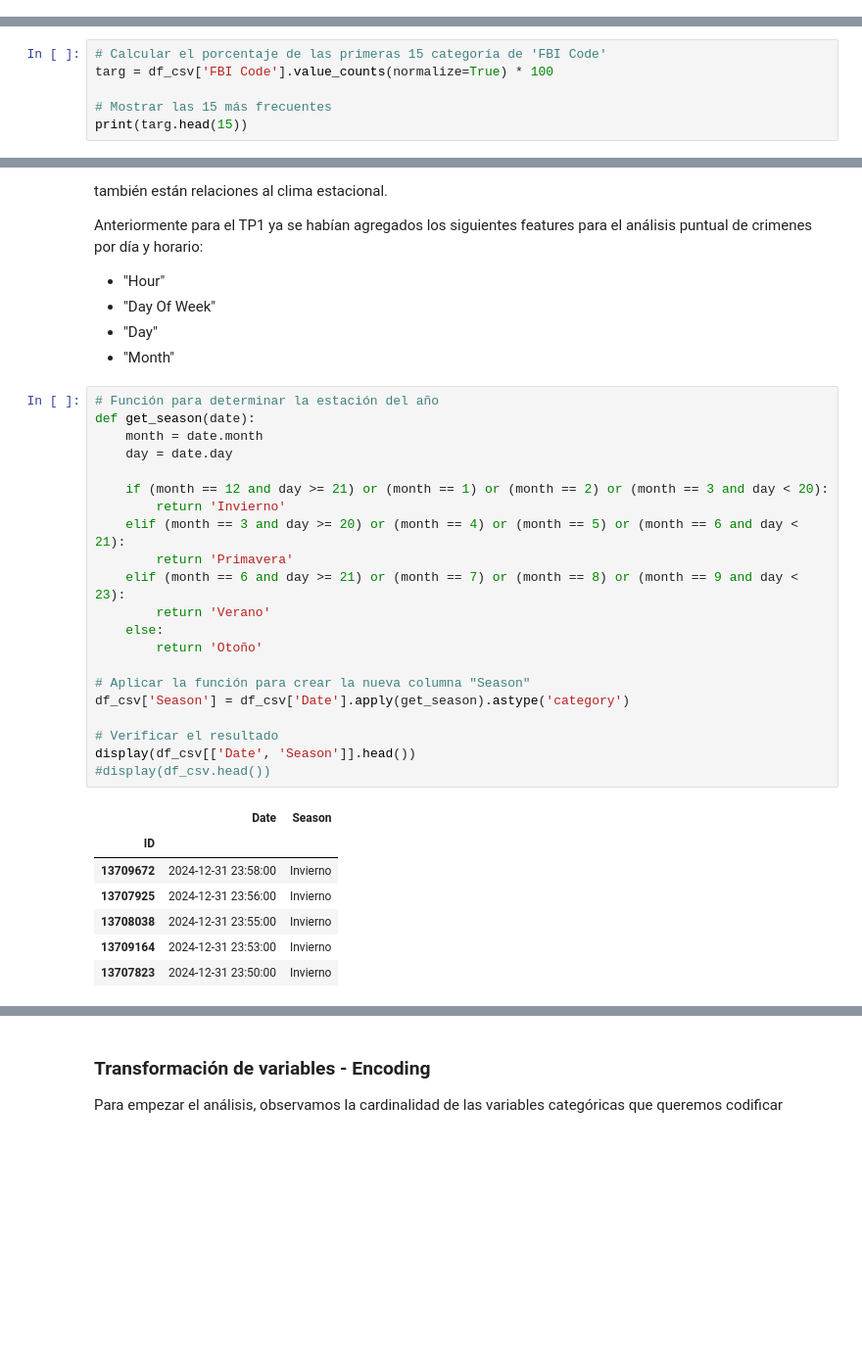
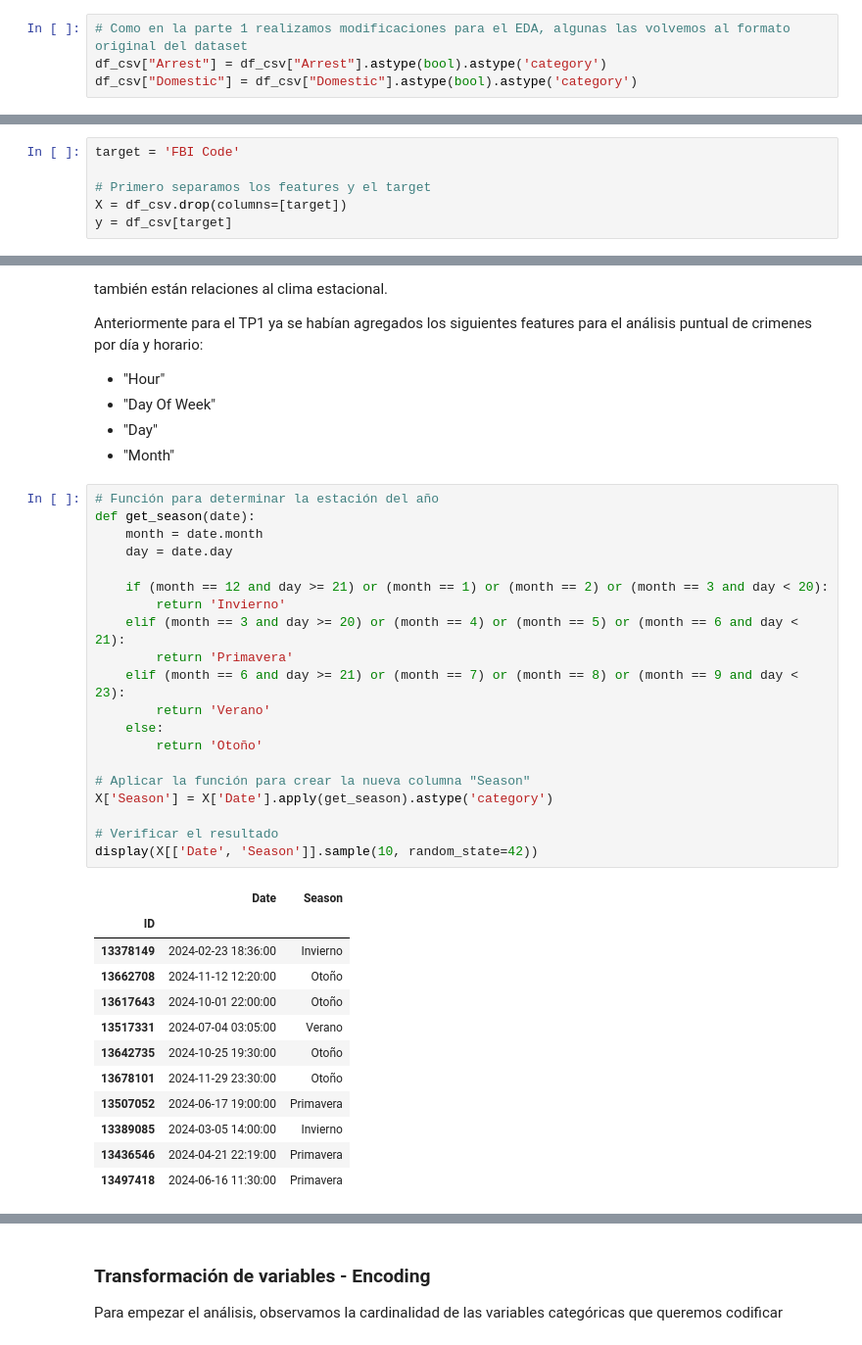
Before and after one commit to gjmv/CEIA_2025_B2_AdD_TP, a Jupyter notebook: TP_parte2.ipynb, the cells around one changed output, grey strips where cells are left out. Shown at 98% size. Drawn from its saved outputs; the diff is of its cells as text; blank space fills up the shorter version.

```diff
--- a/TP_parte2.ipynb
+++ b/TP_parte2.ipynb
@@ -58,3 +59,7 @@ Data columns (total 18 columns):
  17  Month                 256840 non-null  int32
 dtypes: category(9), datetime64[ns](1), float64(2), int32(4), int64(2)
 memory usage: 18.9 MB
+# %%
+# Como en la parte 1 realizamos modificaciones para el EDA, algunas las volvemos al formato original del dataset
+df_csv["Arrest"] = df_csv["Arrest"].astype(bool).astype('category')
+df_csv["Domestic"] = df_csv["Domestic"].astype(bool).astype('category')
@@ -64,6 +73,6 @@ Considerando a FBI Code como la variable target analizamos el desbalance entre c
 # %%
-# Calcular el porcentaje de las primeras 15 categoría de 'FBI Code'
-targ = df_csv['FBI Code'].value_counts(normalize=True) * 100
+target = 'FBI Code'
 
-# Mostrar las 15 más frecuentes
-print(targ.head(15))
+# Primero separamos los features y el target
+X = df_csv.drop(columns=[target])
+y = df_csv[target]
@@ -167,29 +177,33 @@ Anteriormente para el TP1 ya se habían agregados los siguientes features para e
 # %%
 # Función para determinar la estación del año
 def get_season(date):
     month = date.month
     day = date.day
 
     if (month == 12 and day >= 21) or (month == 1) or (month == 2) or (month == 3 and day < 20):
         return 'Invierno'
     elif (month == 3 and day >= 20) or (month == 4) or (month == 5) or (month == 6 and day < 21):
         return 'Primavera'
     elif (month == 6 and day >= 21) or (month == 7) or (month == 8) or (month == 9 and day < 23):
         return 'Verano'
     else:
         return 'Otoño'
 
 # Aplicar la función para crear la nueva columna "Season"
-df_csv['Season'] = df_csv['Date'].apply(get_season).astype('category')
+X['Season'] = X['Date'].apply(get_season).astype('category')
 
 # Verificar el resultado
-display(df_csv[['Date', 'Season']].head())
-#display(df_csv.head())
+display(X[['Date', 'Season']].sample(10, random_state=42))
 # %% [output]
 |  | Date | Season |
 | ID |  |  |
-| 13709672 | 2024-12-31 23:58:00 | Invierno |
-| 13707925 | 2024-12-31 23:56:00 | Invierno |
-| 13708038 | 2024-12-31 23:55:00 | Invierno |
-| 13709164 | 2024-12-31 23:53:00 | Invierno |
-| 13707823 | 2024-12-31 23:50:00 | Invierno |
+| 13378149 | 2024-02-23 18:36:00 | Invierno |
+| 13662708 | 2024-11-12 12:20:00 | Otoño |
+| 13617643 | 2024-10-01 22:00:00 | Otoño |
+| 13517331 | 2024-07-04 03:05:00 | Verano |
+| 13642735 | 2024-10-25 19:30:00 | Otoño |
+| 13678101 | 2024-11-29 23:30:00 | Otoño |
+| 13507052 | 2024-06-17 19:00:00 | Primavera |
+| 13389085 | 2024-03-05 14:00:00 | Invierno |
+| 13436546 | 2024-04-21 22:19:00 | Primavera |
+| 13497418 | 2024-06-16 11:30:00 | Primavera |
```
Also changed, not shown: parts of 51 cells of this notebook.
